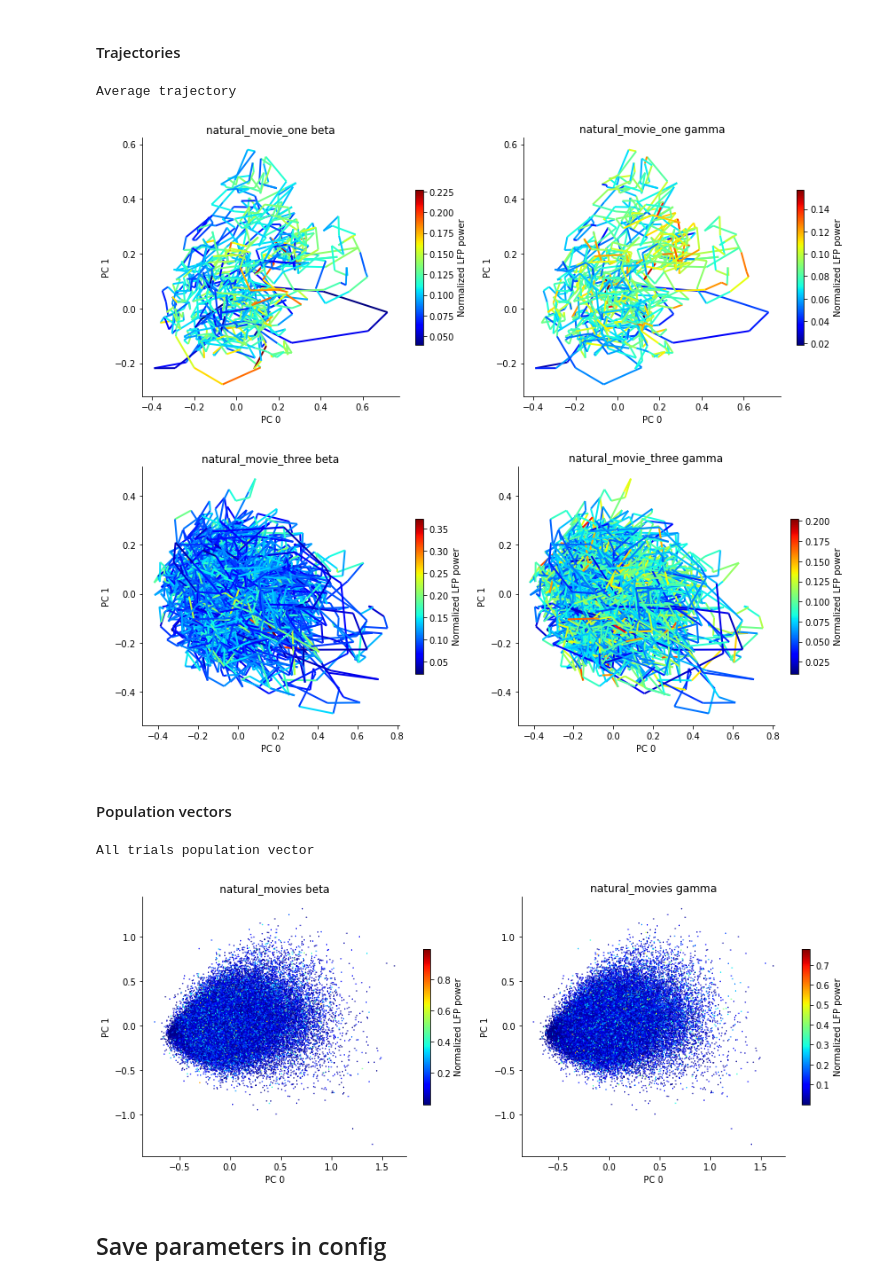
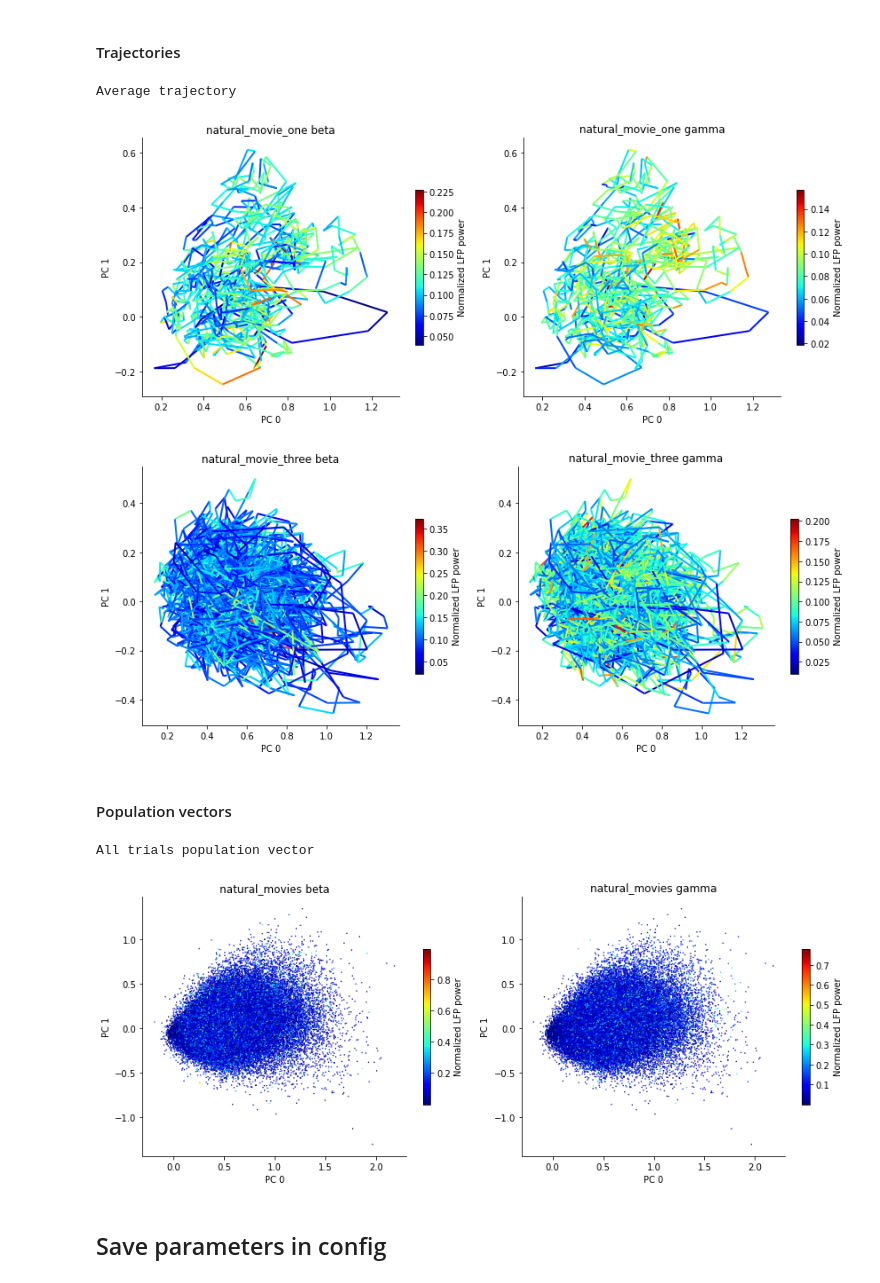
Before and after one commit to chenziao/Analyzing_Allen_Visual_Coding_Neuropixels_Dataset, a Jupyter notebook: Analyze_PCA_Movies.ipynb, the cells around one changed output. Saved outputs shown, nothing was run; the diff lists cells and outputs as text; code cells hidden in the pictures.

```diff
--- a/Analyze_PCA_Movies.ipynb
+++ b/Analyze_PCA_Movies.ipynb
@@ -431,7 +430,7 @@ while redo:
     if absolute_origin:
         pop_vec_org = pca.transform(np.zeros([1, n_units]))[0]
     else:
-        pop_vec_org = np.zeros(n_units)
+        pop_vec_org = np.zeros(n_components)
     pop_vec_org = xr.DataArray(pop_vec_org, coords=dict(PC=range(n_components)))
 
     pop_vels = {}  # velocity
@@ -554,6 +553,14 @@ for fname, ds in power_ds.items():
     ds.to_netcdf(filepath_prefix(fname) + '.nc')
 # %% [markdown]
 #### Trajectories
+# %%
+pop_vec_org = pca.transform(np.zeros([1, n_units]))[0]
+pop_vec_org = xr.DataArray(pop_vec_org, coords=dict(PC=range(n_components)))
+# %%
+PC_disp = list(range(2))  # first 2 PCs for display
+# PC_disp = [1, 2]
+
+figsize = (6, 5)
 # %%
 # # magnitude of velocity along each main PC
 # vel_pc_data = {}
@@ -564,22 +571,23 @@ for fname, ds in power_ds.items():
 # %%
 print('Average trajectory')
 for stim, pop_vec in pop_vecs.items():
+    pop_vec = pop_vec - pop_vec_org
     pop_vec_avg = pop_vec.sel(PC=PC_disp).transpose('PC', *sample_dims).mean(dim='stimulus_presentation_id')
     power = waves_power[stim].mean(dim='stimulus_presentation_id')
     _, axs = plt.subplots(1, n_waves, figsize=(n_waves * figsize[0], figsize[1]))
     for ax, w in zip(axs, waves):
         line = plot_multicolor_line(*pop_vec_avg, c=power.sel(wave=w)[1:], ax=ax, cmap=cmap)
         plt.colorbar(mappable=line, ax=ax, label=power_metric, shrink=0.6)
         ax.autoscale_view()
         ax.set_xlabel(f'PC {PC_disp[0]:d}')
         ax.set_ylabel(f'PC {PC_disp[1]:d}')
         ax.set_title(f'{stim:s} {w:s}')
     plt.tight_layout()
 plt.show()
 # %% [output]
 Average trajectory
-[figure, old version]
+[figure, new version]
-[figure, old version]
+[figure, new version]
 # %% [markdown]
 #### Population vectors
 # %%
@@ -599,6 +607,7 @@ else:
             for stim, power in waves_power.items()}
 
 for stim, pop_vec in data.items():
+    pop_vec = pop_vec - pop_vec_org
     power = power_data[stim]
     _, axs = plt.subplots(1, n_waves, figsize=(n_waves * figsize[0], figsize[1]))
     for ax, w in zip(axs, waves):
@@ -612,7 +621,7 @@ for stim, pop_vec in data.items():
 plt.show()
 # %% [output]
 All trials population vector
-[figure, old version]
+[figure, new version]
 # %% [markdown]
 ## Save parameters in config
 # %%
```
Also changed, not shown: parts of 1 cell of this notebook, 1 other file.
